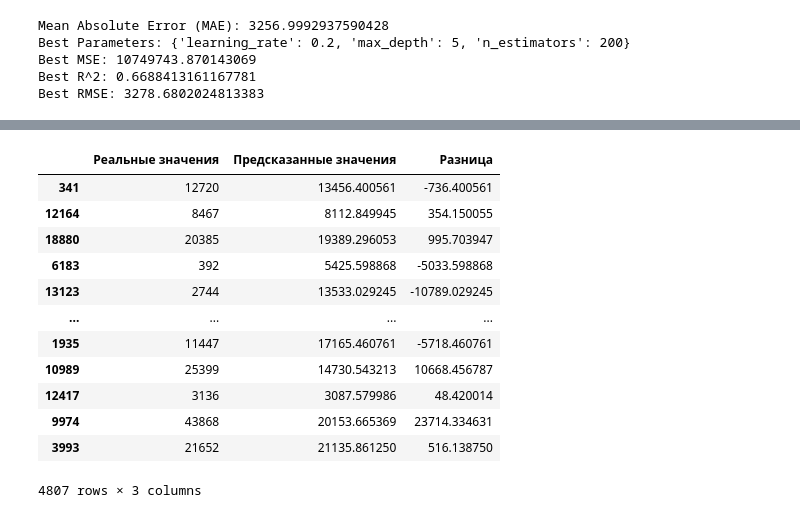
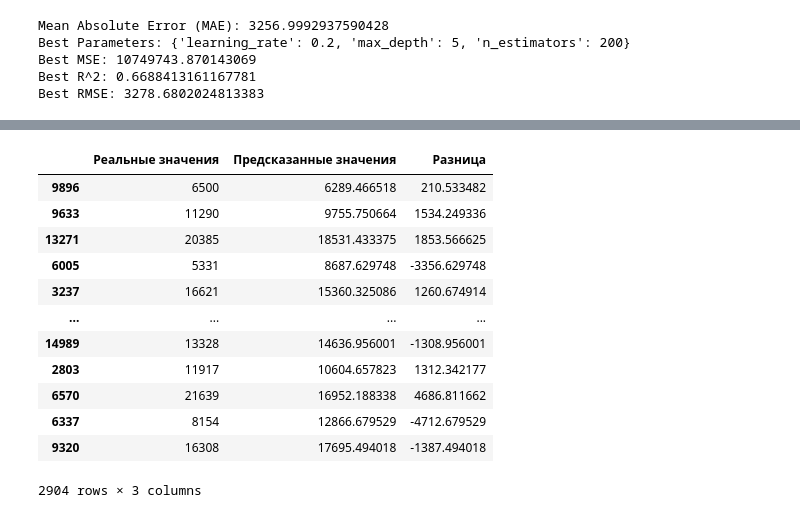
Before and after one commit to Elindorm/ML_course, a Jupyter notebook: ML_course.ipynb, the cells around one changed output, grey strips where cells are left out. Saved outputs shown, nothing was run; the diff lists cells and outputs as text; code cells hidden in the pictures.

```diff
--- a/ML_course.ipynb
+++ b/ML_course.ipynb
@@ -1101,26 +1111,26 @@ R^2: 0.6909272518498966
 --------------------------
 # %%
-y_pred1 = catboost_model_2.predict(X_test)
+y_pred1 = catboost_model_2.predict(X1_test)
 
 
-df1 = pd.DataFrame({'Реальные значения': y_test, 'Предсказанные значения': y_pred1})
+df1 = pd.DataFrame({'Реальные значения': y1_test, 'Предсказанные значения': y_pred1})
 
 
 df1['Разница'] = df1['Реальные значения'] - df1['Предсказанные значения']
 
 
 df1
 # %% [output]
 |  | Реальные значения | Предсказанные значения | Разница |
-| 341 | 12720 | 13456.400561 | -736.400561 |
-| 12164 | 8467 | 8112.849945 | 354.150055 |
-| 18880 | 20385 | 19389.296053 | 995.703947 |
-| 6183 | 392 | 5425.598868 | -5033.598868 |
-| 13123 | 2744 | 13533.029245 | -10789.029245 |
+| 9896 | 6500 | 6289.466518 | 210.533482 |
+| 9633 | 11290 | 9755.750664 | 1534.249336 |
+| 13271 | 20385 | 18531.433375 | 1853.566625 |
+| 6005 | 5331 | 8687.629748 | -3356.629748 |
+| 3237 | 16621 | 15360.325086 | 1260.674914 |
 | ... | ... | ... | ... |
-| 1935 | 11447 | 17165.460761 | -5718.460761 |
-| 10989 | 25399 | 14730.543213 | 10668.456787 |
-| 12417 | 3136 | 3087.579986 | 48.420014 |
-| 9974 | 43868 | 20153.665369 | 23714.334631 |
-| 3993 | 21652 | 21135.861250 | 516.138750 |
+| 14989 | 13328 | 14636.956001 | -1308.956001 |
+| 2803 | 11917 | 10604.657823 | 1312.342177 |
+| 6570 | 21639 | 16952.188338 | 4686.811662 |
+| 6337 | 8154 | 12866.679529 | -4712.679529 |
+| 9320 | 16308 | 17695.494018 | -1387.494018 |
-4807 rows × 3 columns
+2904 rows × 3 columns
```
Also changed, not shown: parts of 3 cells of this notebook.
